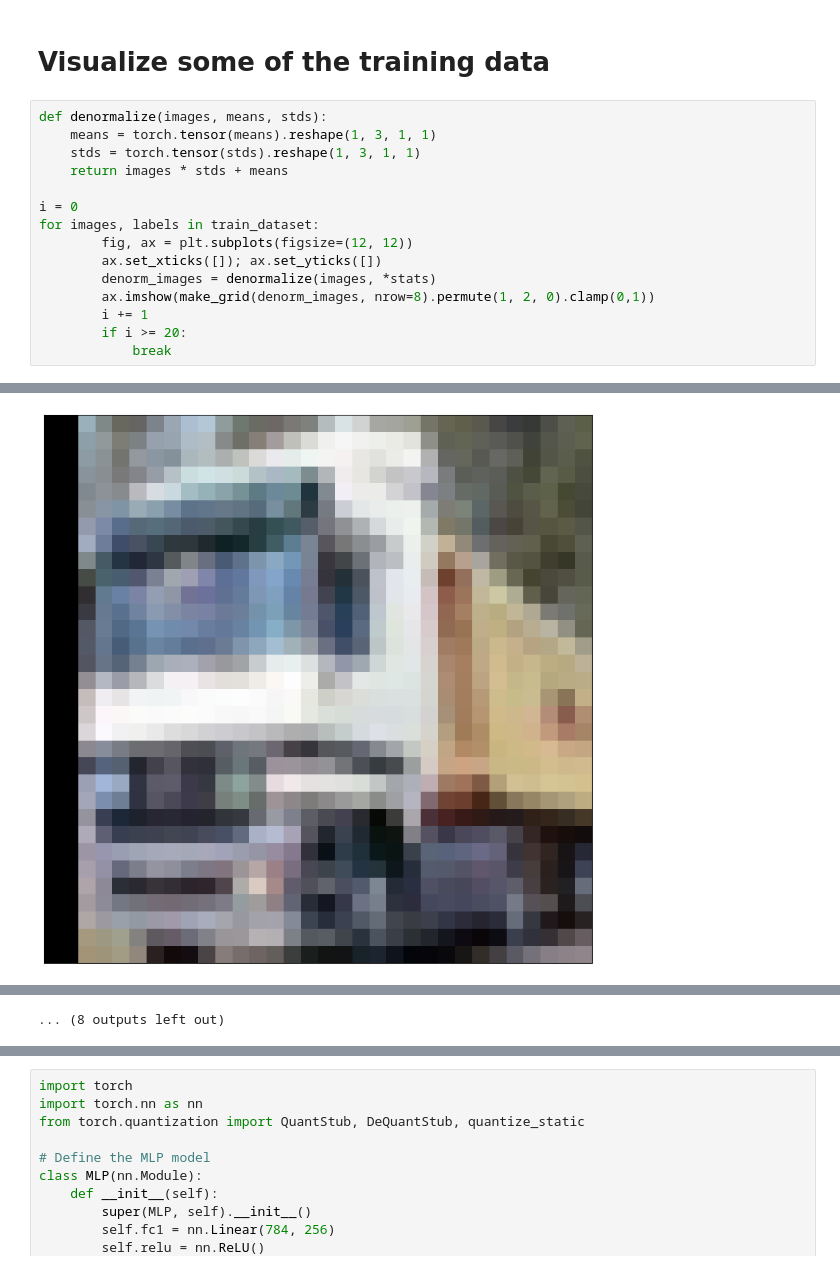
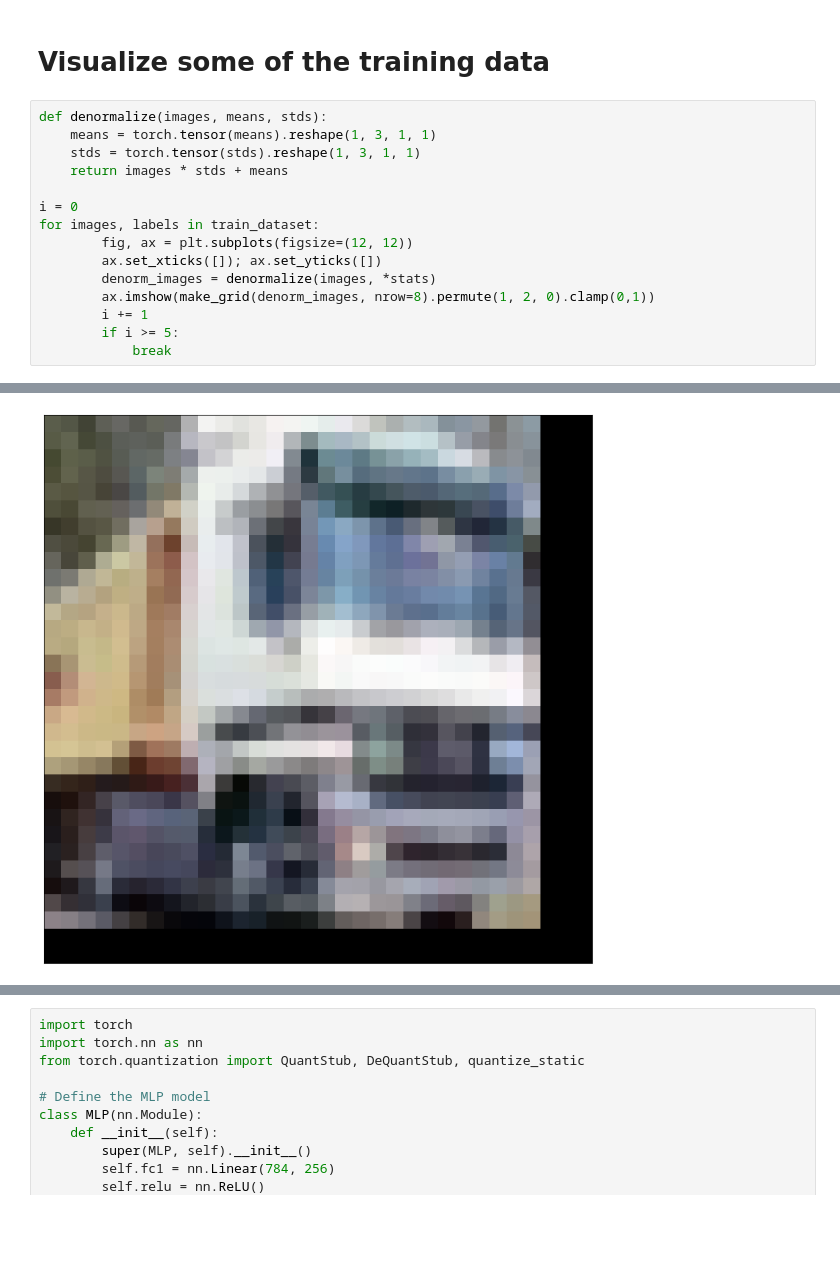
Before and after one commit to Saacman/FedLearning, a Jupyter notebook: resnet.ipynb, the cells around one changed output, grey strips where cells are left out. Cells and saved outputs as stored; diff of their text form; blank space fills up the shorter version.

```diff
--- a/resnet.ipynb
+++ b/resnet.ipynb
@@ -60,6 +60,6 @@ for images, labels in train_dataset:
         denorm_images = denormalize(images, *stats)
         ax.imshow(make_grid(denorm_images, nrow=8).permute(1, 2, 0).clamp(0,1))
         i += 1
-        if i >= 20:
+        if i >= 5:
             break
 # %% [output]
@@ -67 +67 @@ for images, labels in train_dataset:
-[figure, old version]
+[figure, new version]
@@ -78,2 +71 @@ for images, labels in train_dataset:
-... (8 outputs left out)
 # %%
```
Also changed, not shown: parts of 5 cells of this notebook, 3 other files.
